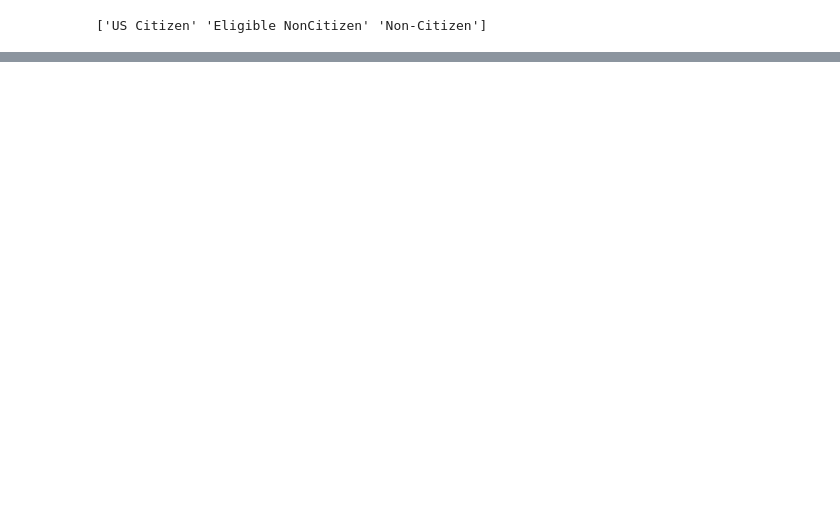
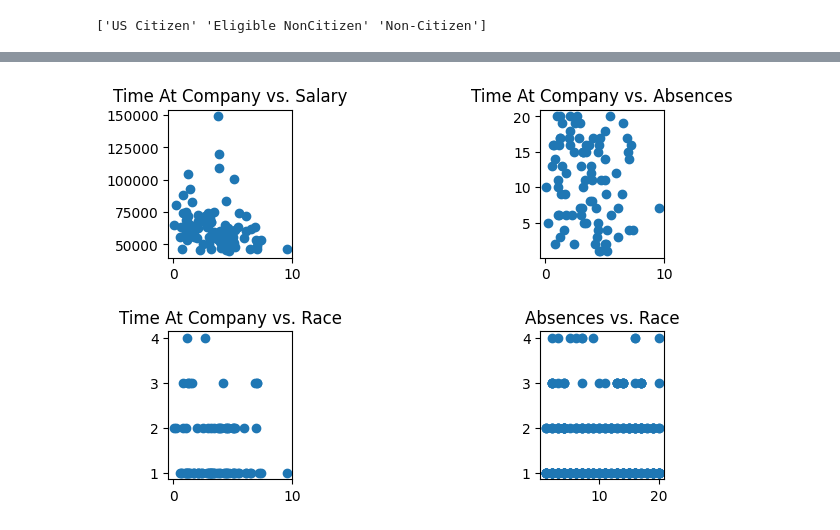
Before and after one commit to akazachk-teaching/Project-Group-5, a Jupyter notebook: project-code.ipynb, the cells around one changed output, grey strips where cells are left out. Cells and saved outputs as stored; diff of their text form; code cells hidden in the pictures; blank space fills up the shorter version.

```diff
--- a/project-code.ipynb
+++ b/project-code.ipynb
@@ -185,0 +196,14 @@ plt.subplots_adjust(wspace=2)
+# %%
+#More data visualization
+fig2, axes = plt.subplots(2,2)
+axes[0,0].scatter(df_final['TimeAtCompany (Yrs)'],df_final['Salary'])
+axes[0,0].set_title('Time At Company vs. Salary')
+axes[0,1].scatter(df_final['TimeAtCompany (Yrs)'],df_final['Absences'])
+axes[0,1].set_title('Time At Company vs. Absences')
+axes[1,0].scatter(df_final['TimeAtCompany (Yrs)'],df_final['RaceDesc_Int'])
+axes[1,0].set_title('Time At Company vs. Race')
+axes[1,1].scatter(df_final['Absences'],df_final['RaceDesc_Int'])
+axes[1,1].set_title('Absences vs. Race')
+plt.subplots_adjust(wspace = 2, hspace = 0.5)
+# %% [output]
+[figure, added]
```
Also changed, not shown: parts of 12 cells of this notebook.
